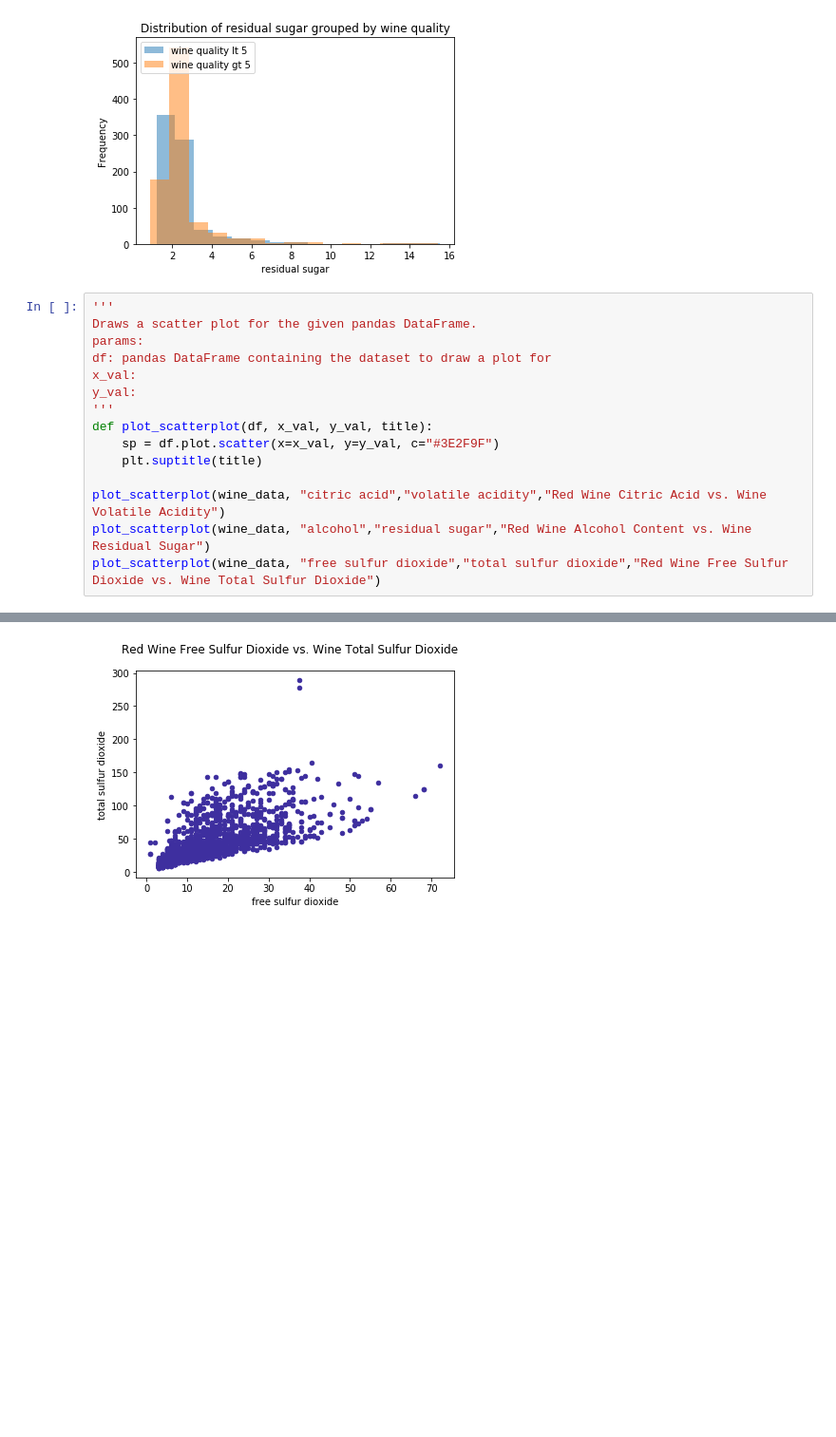
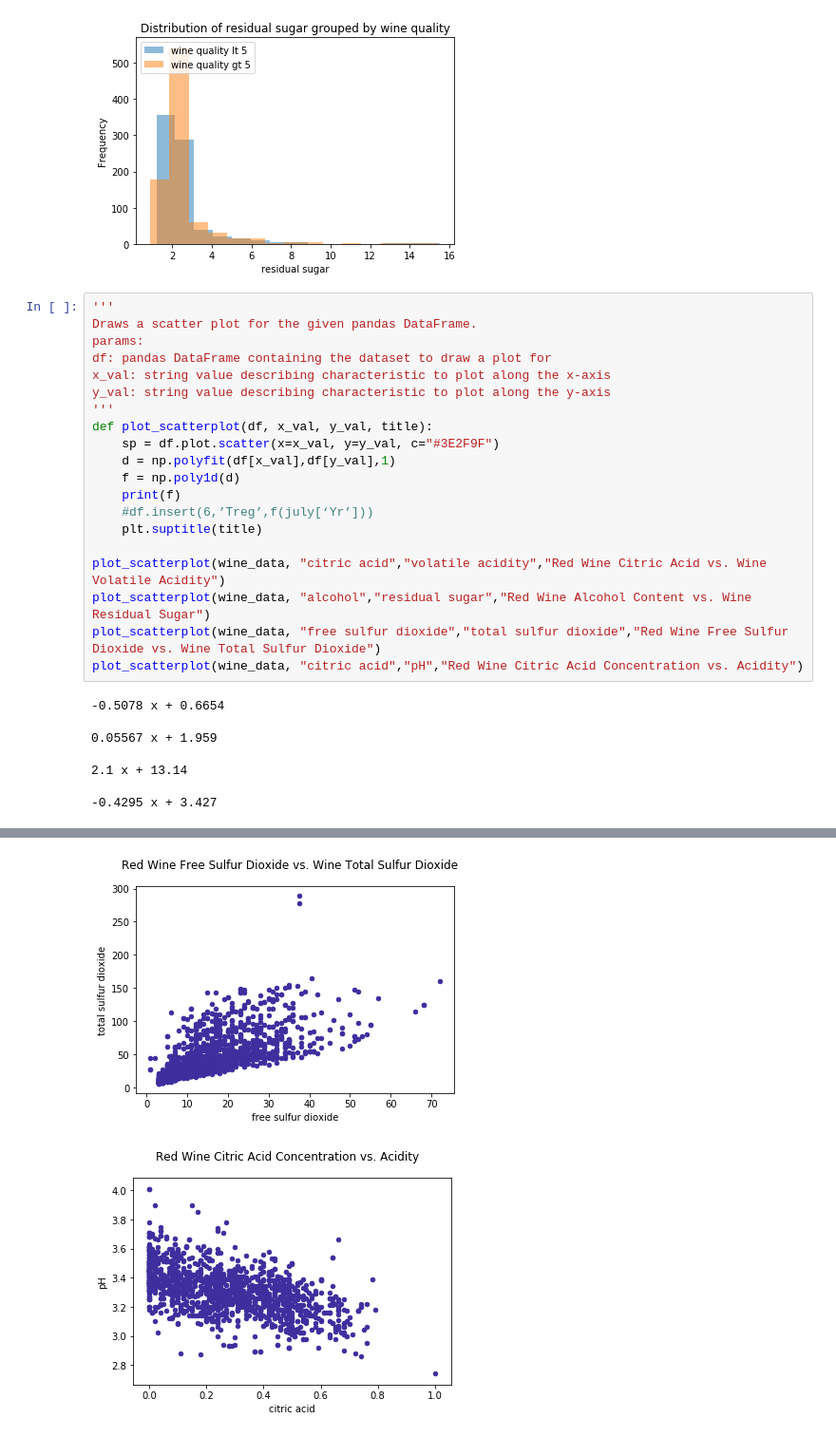
Before and after one commit to ahibb/red-wine-quality-analysis, a Jupyter notebook: Wine Quality Exploration.ipynb, the cells around one changed output, grey strips where cells are left out. Shown: that part at 95% size. Drawn from its saved outputs; the diff is of its cells as text; blank space fills up the shorter version.

```diff
--- a/Wine Quality Exploration.ipynb
+++ b/Wine Quality Exploration.ipynb
@@ -309,19 +320,32 @@ plot_two_histograms("residual sugar", 15)
 # %%
 '''
 Draws a scatter plot for the given pandas DataFrame.
 params:
 df: pandas DataFrame containing the dataset to draw a plot for
-x_val:
-y_val:
+x_val: string value describing characteristic to plot along the x-axis
+y_val: string value describing characteristic to plot along the y-axis
 '''
 def plot_scatterplot(df, x_val, y_val, title):
     sp = df.plot.scatter(x=x_val, y=y_val, c="#3E2F9F")
+    d = np.polyfit(df[x_val],df[y_val],1)
+    f = np.poly1d(d)
+    print(f)
+    #df.insert(6,’Treg’,f(july[‘Yr’]))
     plt.suptitle(title)
 
 plot_scatterplot(wine_data, "citric acid","volatile acidity","Red Wine Citric Acid vs. Wine Volatile Acidity")
 plot_scatterplot(wine_data, "alcohol","residual sugar","Red Wine Alcohol Content vs. Wine Residual Sugar")
 plot_scatterplot(wine_data, "free sulfur dioxide","total sulfur dioxide","Red Wine Free Sulfur Dioxide vs. Wine Total Sulfur Dioxide")
+plot_scatterplot(wine_data, "citric acid","pH","Red Wine Citric Acid Concentration vs. Acidity")
 # %% [output]
+-0.5078 x + 0.6654
+
+0.05567 x + 1.959
+
+2.1 x + 13.14
+
+-0.4295 x + 3.427
 [figure]
 [figure]
 [figure]
+[figure, added]
```
Also changed, not shown: parts of 2 cells of this notebook.
